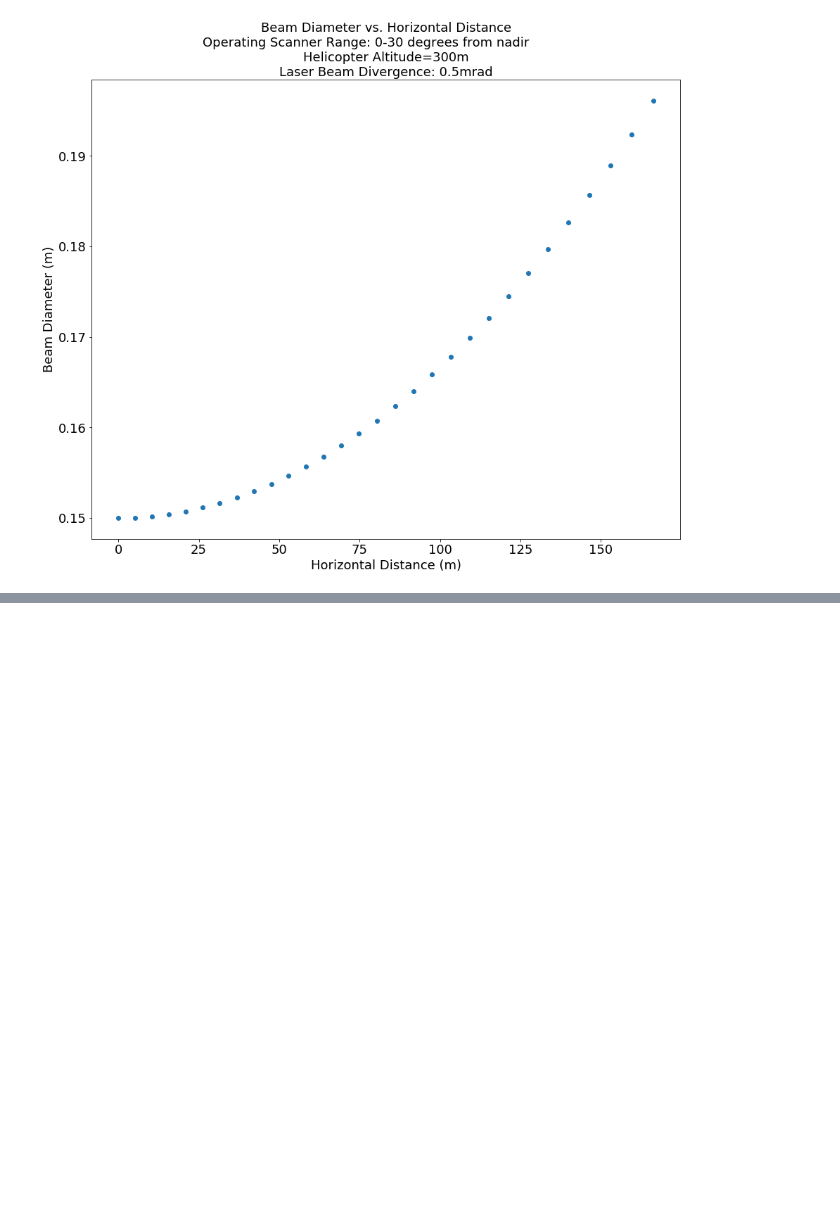
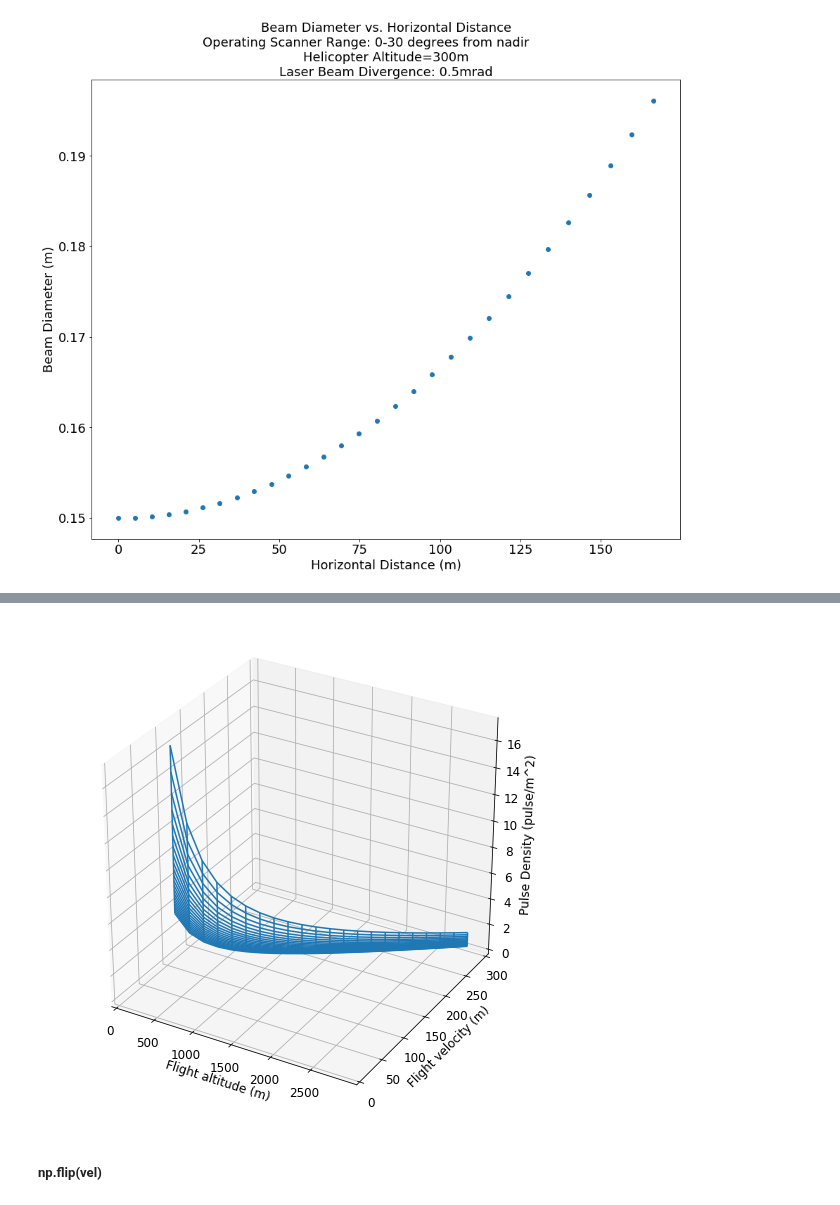
Before and after one commit to mihamerstan/lidar_metrics, a Jupyter notebook: notebooks/trig_section.ipynb, the cells around one changed output, grey strips where cells are left out. Cells and saved outputs as stored; diff of their text form; code cells hidden in the pictures; blank space fills up the shorter version.

```diff
--- a/notebooks/trig_section.ipynb
+++ b/notebooks/trig_section.ipynb
@@ -104,0 +223,25 @@ array([  0.        ,   5.23651948,  10.47623085,  15.72233378,
+# %%
+# fontsize=14
+
+fig = plt.figure(figsize=[9,9])
+ax = plt.axes(projection='3d')
+
+# ax.contour3D(altitude,vel,h, 50,cmap='coolwarm')
+ax.plot_wireframe(altitude,vel,h,rcount=1000,ccount=1000)
+
+ax.set_xticks(np.arange(0,3000,500))
+ax.set_xticklabels(np.arange(0,3000,500),fontsize= fontsize)
+ax.set_xlabel('Flight altitude (m)',fontsize=fontsize)
+
+ax.set_yticks(np.arange(0,301,50))
+ax.set_yticklabels(np.arange(0,301,50),fontsize= fontsize)
+ax.set_ylabel('Flight velocity (m)',fontsize=fontsize)
+
+ax.set_zticks(np.arange(0,18,2))
+ax.set_zticklabels(np.arange(0,18,2),fontsize= fontsize)
+ax.set_zlabel('Pulse Density (pulse/m^2)',fontsize=fontsize)
+plt.show()
+# %% [output]
+[figure, added]
+# %% [markdown]
+##### np.flip(vel)
```
Also changed, not shown: parts of 46 cells of this notebook, 2 other files.
